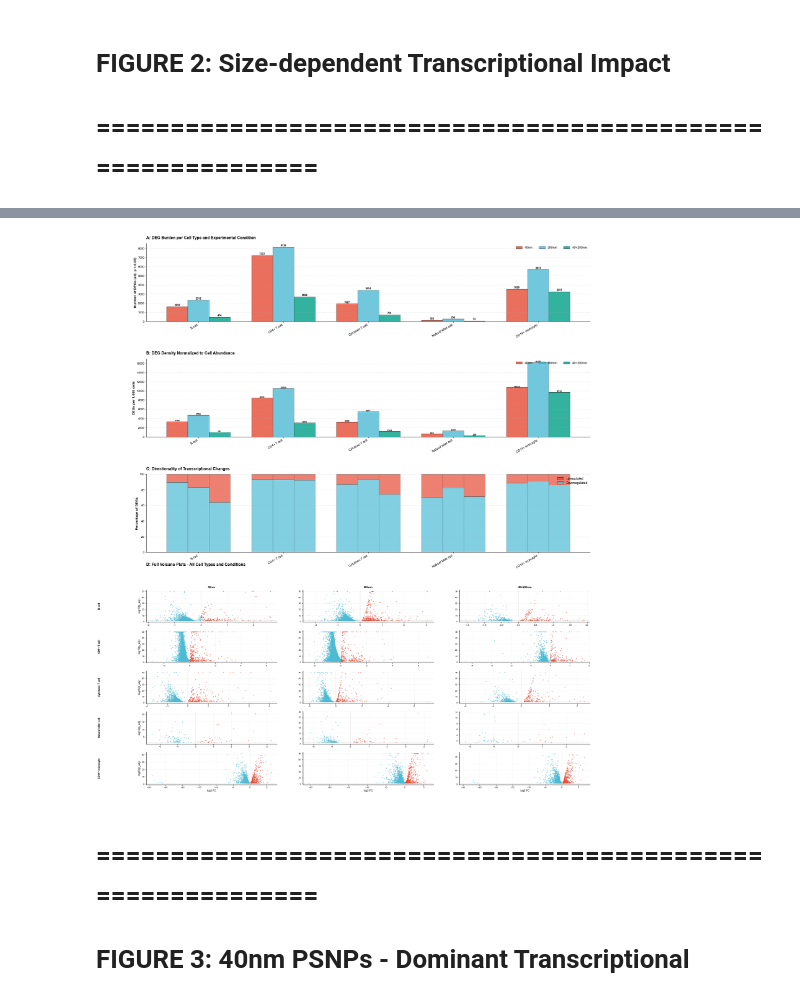
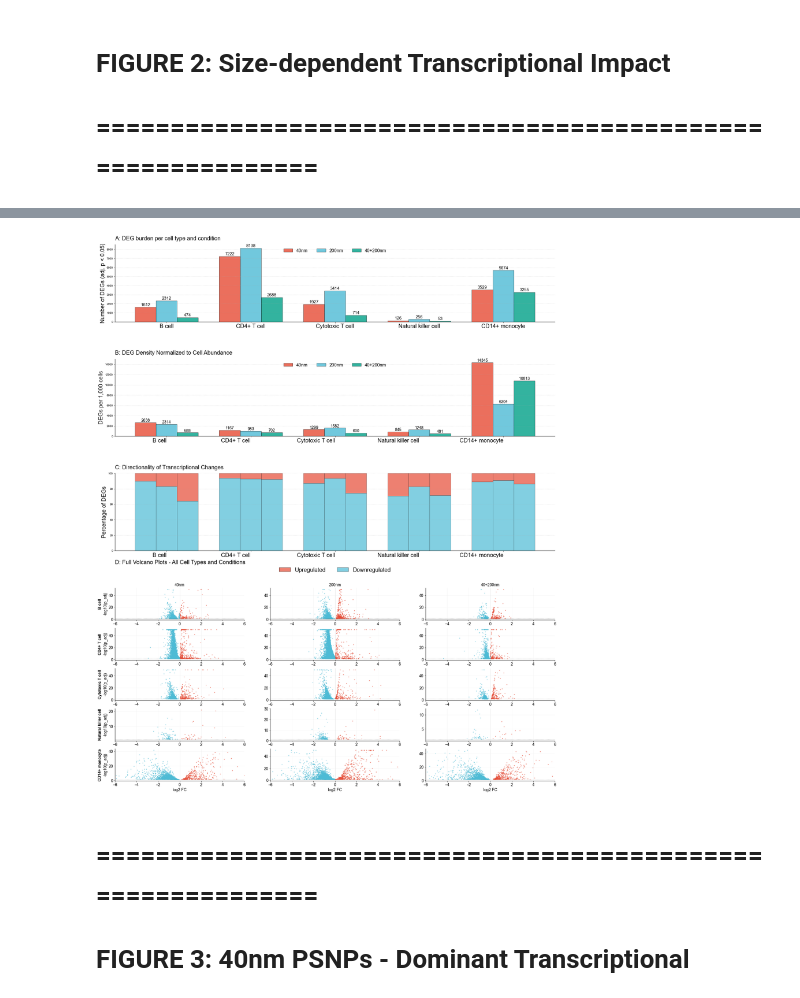
Before and after one commit to vladimirkovacevic/nano, a Jupyter notebook: notebooks/nano_figures.ipynb, the cells around one changed output, grey strips where cells are left out. Drawn from its saved outputs; the diff is of its cells as text; code cells hidden in the pictures.

Commit message:
4 Figures refined.

```diff
--- a/notebooks/nano_figures.ipynb
+++ b/notebooks/nano_figures.ipynb
@@ -373,14 +381,14 @@ for i, sample in enumerate(samples):
     for bar, height in zip(bars, heights):
         if height > 0:
             ax_2a.text(bar.get_x() + bar.get_width()/2, height + 30,
-                      str(int(height)), ha='center', va='bottom', fontsize=9, fontweight='bold')
+                      str(int(height)), ha='center', va='bottom', fontsize=15)
 
 ax_2a.set_xticks(x)
-ax_2a.set_xticklabels(CELL_TYPE_ORDER, rotation=30, ha='right', fontsize=11)
-ax_2a.set_ylabel('Number of DEGs (adj. p < 0.05)', fontweight='bold', fontsize=12)
-ax_2a.set_title('A: DEG Burden per Cell Type and Experimental Condition',
-               fontsize=14, fontweight='bold', loc='left', pad=15)
-ax_2a.legend(frameon=False, fontsize=11, ncol=3, loc='upper right')
+ax_2a.set_xticklabels(CELL_TYPE_ORDER, rotation=0, ha='center', fontsize=20)
+ax_2a.set_ylabel('Number of DEGs (adj. p < 0.05)', fontsize=20)
+ax_2a.set_title('A: DEG burden per cell type and condition',
+               fontsize=20, loc='left', pad=15)
+ax_2a.legend(frameon=False, fontsize=16, ncol=3, loc='upper center')
 ax_2a.spines['top'].set_visible(False)
 ax_2a.spines['right'].set_visible(False)
 ax_2a.grid(axis='y', alpha=0.3, linestyle='--')
@@ -394,22 +402,17 @@ ax_2b = fig.add_subplot(gs[1])
 # Load cell counts
 try:
     import scanpy as sc
-    adata = sc.read_h5ad('./merged_umap.h5ad')
+    adata = sc.read_h5ad('../data/merged.h5ad')
     cell_counts = {}
     for sample_num, sample_name in [(1, '40nm'), (2, '200nm'), (3, '40+200nm')]:
         sample_mask = adata.obs['sample'] == f'sample_{sample_num}'
         for ct in CELL_TYPE_ORDER:
-            ct_mask = adata.obs['cell_type'] == ct
+            ct_mask = adata.obs['CoDi_dist'] == ct
             count = (sample_mask & ct_mask).sum()
             cell_counts[(ct, sample_name)] = count
 except Exception as e:
-    logger.warning(f"  Using estimated cell counts: {e}")
-    base_counts = {'B cell': 450, 'CD4+ T cell': 800, 'Cytotoxic T cell': 600,
-                   'Natural killer cell': 200, 'CD14+ monocyte': 350}
-    cell_counts = {}
-    for sample_name in samples:
-        for ct in CELL_TYPE_ORDER:
-            cell_counts[(ct, sample_name)] = int(base_counts[ct] * np.random.uniform(0.9, 1.1))
+    logger.warning(f"  Error calculating cell counts: {e}")
+    assert f"Error calculating cell counts: {e}"
 
 # Calculate DEG density
 density_data = []
@@ -435,14 +438,14 @@ for i, sample in enumerate(samples):
     for bar, height in zip(bars, heights):
         if height > 0:
             ax_2b.text(bar.get_x() + bar.get_width()/2, height + 10,
-                      f'{int(height)}', ha='center', va='bottom', fontsize=8, fontweight='bold')
+                      f'{int(height)}', ha='center', va='bottom', fontsize=14)
 
 ax_2b.set_xticks(x)
-ax_2b.set_xticklabels(CELL_TYPE_ORDER, rotation=30, ha='right', fontsize=11)
-ax_2b.set_ylabel('DEGs per 1,000 cells', fontweight='bold', fontsize=12)
+ax_2b.set_xticklabels(CELL_TYPE_ORDER, rotation=0, ha='right', fontsize=20)
+ax_2b.set_ylabel('DEGs per 1,000 cells', fontsize=20)
 ax_2b.set_title('B: DEG Density Normalized to Cell Abundance',
-               fontsize=14, fontweight='bold', loc='left', pad=15)
-ax_2b.legend(frameon=False, fontsize=11, ncol=3, loc='upper right')
+               fontsize=20, loc='left', pad=15)
+ax_2b.legend(frameon=False, fontsize=16, ncol=3, loc='upper center')
 ax_2b.spines['top'].set_visible(False)
 ax_2b.spines['right'].set_visible(False)
 ax_2b.grid(axis='y', alpha=0.3, linestyle='--')
@@ -486,20 +489,29 @@ for i, sample in enumerate(samples):
              edgecolor='black', linewidth=0.5, alpha=0.7)
 
 ax_2c.set_xticks(x)
-ax_2c.set_xticklabels(CELL_TYPE_ORDER, rotation=30, ha='right', fontsize=11)
-ax_2c.set_ylabel('Percentage of DEGs', fontweight='bold', fontsize=12)
+ax_2c.set_xticklabels(CELL_TYPE_ORDER, rotation=0, ha='right', fontsize=20)
+ax_2c.set_ylabel('Percentage of DEGs', fontsize=20)
 ax_2c.set_title('C: Directionality of Transcriptional Changes',
-               fontsize=14, fontweight='bold', loc='left', pad=15)
+               fontsize=20, loc='left', pad=15)
 ax_2c.set_ylim(0, 100)
 ax_2c.spines['top'].set_visible(False)
 ax_2c.spines['right'].set_visible(False)
 ax_2c.grid(axis='y', alpha=0.3, linestyle='--')
 
 from matplotlib.patches import Patch
-ax_2c.legend(handles=[
-    Patch(facecolor=REG_COLORS['Upregulated'], label='Upregulated', edgecolor='black', alpha=0.7),
-    Patch(facecolor=REG_COLORS['Downregulated'], label='Downregulated', edgecolor='black', alpha=0.7)
-], loc='upper right', fontsize=11, frameon=False)
+ax_2c.legend(
+    handles=[
+        Patch(facecolor=REG_COLORS['Upregulated'], label='Upregulated',
+              edgecolor='black', alpha=0.7),
+        Patch(facecolor=REG_COLORS['Downregulated'], label='Downregulated',
+              edgecolor='black', alpha=0.7)
+    ],
+    loc='upper center',
+    bbox_to_anchor=(0.5, -0.15),   # ⬅ below the plot
+    ncol=2,                        # side-by-side
+    fontsize=20,
+    frameon=False
+)
 
 # ============================================================
 # Panel 2D: Full Volcano Plots (5×3 grid)
@@ -510,6 +522,7 @@ gs_2d = gs[3].subgridspec(5, 3, hspace=0.25, wspace=0.2)
 for i, cell_type in enumerate(CELL_TYPE_ORDER):
     for j, condition in enumerate(samples):
         ax = fig.add_subplot(gs_2d[i, j])
+        ax.set_xlim(-6, 6)
         sheet_name = get_sheet_name_fig2(cell_type, condition)
 
         if sheet_name in de_results:
@@ -530,22 +543,22 @@ for i, cell_type in enumerate(CELL_TYPE_ORDER):
             ax.axvline(0, color='gray', linestyle='-', linewidth=0.5, alpha=0.3)
 
         if i == 4:
-            ax.set_xlabel('log2 FC', fontsize=9)
+            ax.set_xlabel('log2 FC', fontsize=14)
         if j == 0:
-            ax.set_ylabel('-log10(p_adj)', fontsize=9)
+            ax.set_ylabel('-log10(p_adj)', fontsize=14)
         if i == 0:
-            ax.set_title(f'{condition}', fontsize=10, fontweight='bold')
+            ax.set_title(f'{condition}', fontsize=14)
         if j == 0:
-            ax.text(-0.35, 0.5, cell_type, transform=ax.transAxes,
-                   rotation=90, va='center', ha='right', fontsize=9, fontweight='bold')
+            ax.text(-0.1, 0.5, cell_type, transform=ax.transAxes,
+                   rotation=90, va='center', ha='right', fontsize=14, fontweight='bold')
 
-        ax.tick_params(labelsize=8)
+        ax.tick_params(labelsize=14)
         ax.grid(True, alpha=0.2, linewidth=0.5)
         ax.spines['top'].set_visible(False)
         ax.spines['right'].set_visible(False)
 
 fig.text(0.08, 0.41, 'D: Full Volcano Plots - All Cell Types and Conditions',
-         fontsize=14, fontweight='bold')
+         fontsize=20)
 
 # Save
 plt.savefig(FIG_DIR / 'Figure_2_complete.pdf', bbox_inches='tight')
@@ -561,4 +573,4 @@ logger.info("✓ Figure 2 complete\n")
-[figure, old version]
+[figure, new version]
 # %% [markdown]
 # ============================================================
 # FIGURE 3: 40nm PSNPs - Dominant Transcriptional Programs
```
Also changed, not shown: parts of 5 cells of this notebook.
